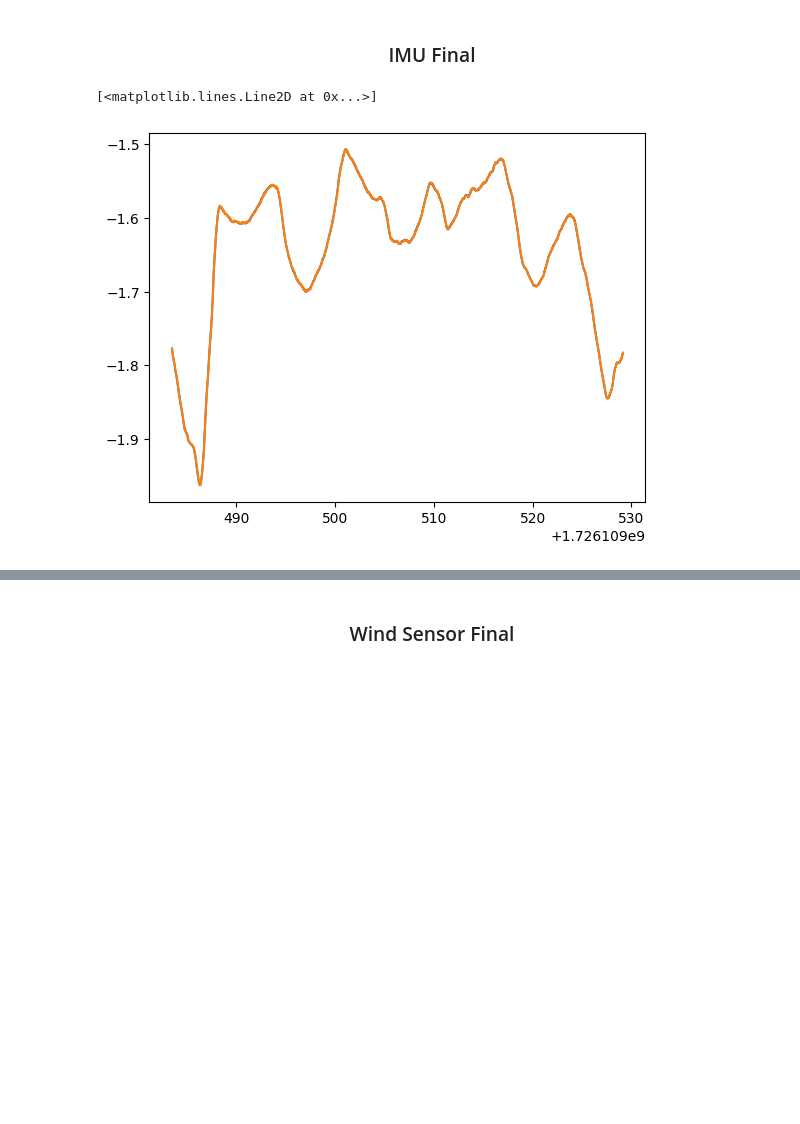
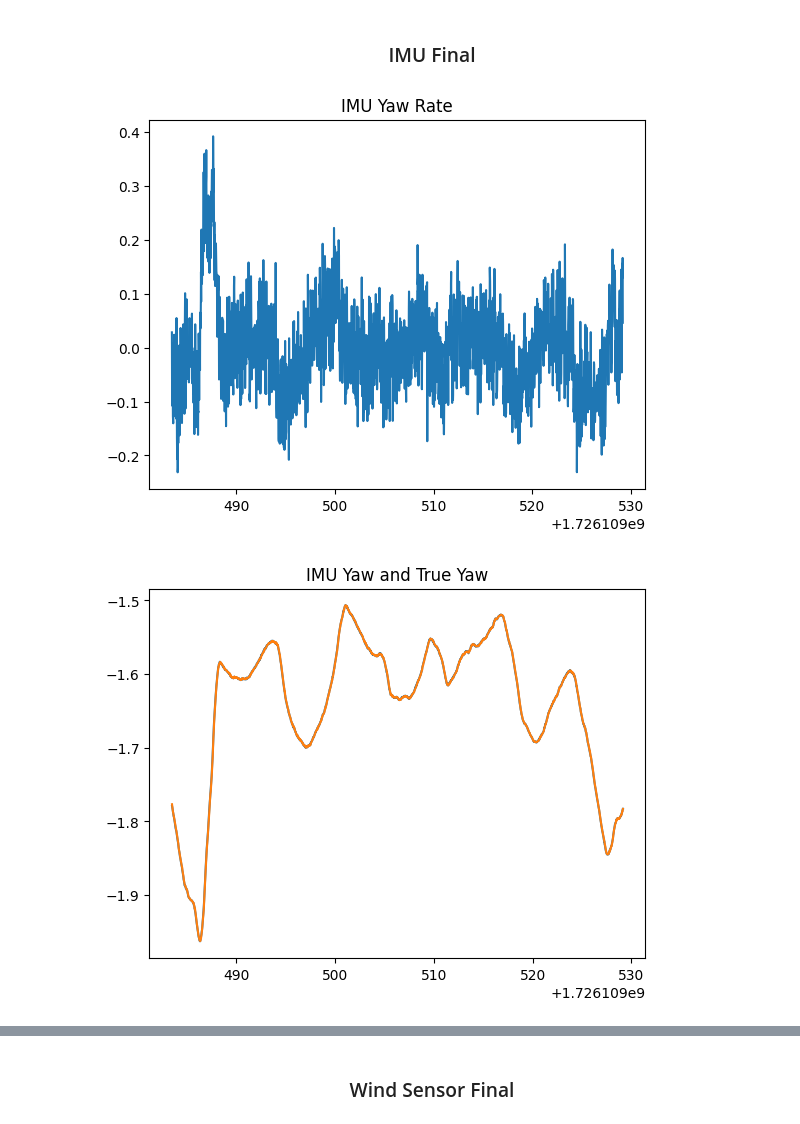
Before and after one commit to Alopez6991/Drone_AFRL, a Jupyter notebook: REAL_DATA_EKF.ipynb, the cells around one changed output, grey strips where cells are left out. Drawn from its saved outputs; the diff is of its cells as text; code cells hidden in the pictures; blank space fills up the shorter version.

```diff
--- a/REAL_DATA_EKF.ipynb
+++ b/REAL_DATA_EKF.ipynb
@@ -744,16 +755,40 @@ YAW_TRUE = np.radians(interpolate_data(mocap_time, mocap_Yaw, optic_flow_camera_
 # %%
 IMU_ROLL = interpolate_data(imu_time, imu_Roll, optic_flow_camera_x_time)
 IMU_PITCH = interpolate_data(imu_time, imu_Pitch, optic_flow_camera_x_time)
 IMU_YAW = interpolate_data(imu_time, imu_Yaw, optic_flow_camera_x_time)
 IMU_ROLL_RATE = interpolate_data(imu_time, imu_Roll_rate, optic_flow_camera_x_time)
 IMU_PITCH_RATE = interpolate_data(imu_time, imu_Pitch_rate, optic_flow_camera_x_time)
 IMU_YAW_RATE = interpolate_data(imu_time, imu_Yaw_rate, optic_flow_camera_x_time)
 IMU_ACC_X = interpolate_data(imu_time, imu_acc_x_corrected_world, optic_flow_camera_x_time)
 IMU_ACC_Y = interpolate_data(imu_time, imu_acc_y_corrected_world, optic_flow_camera_x_time)
 IMU_ACC_Z = interpolate_data(imu_time, imu_acc_z_corrected_world, optic_flow_camera_x_time)
 
+plt.plot(optic_flow_camera_x_time, IMU_YAW_RATE)
+plt.title('IMU Yaw Rate')
+plt.show()
+
 plt.plot(optic_flow_camera_x_time, IMU_YAW)
 plt.plot(optic_flow_camera_x_time, YAW_TRUE)
+plt.title('IMU Yaw and True Yaw')
+plt.show()
+
+plt.plot(optic_flow_camera_x_time, IMU_ROLL_RATE)
+plt.title('IMU Roll Rate')
+plt.show()
+
+plt.plot(optic_flow_camera_x_time, IMU_ROLL)
+plt.plot(optic_flow_camera_x_time, ROLL_TRUE)
+plt.title('IMU Roll and True Roll')
+plt.show()
+
+plt.plot(optic_flow_camera_x_time, IMU_PITCH_RATE)
+plt.title('IMU Pitch Rate')
+plt.show()
+
+plt.plot(optic_flow_camera_x_time, IMU_PITCH)
+plt.plot(optic_flow_camera_x_time, PITCH_TRUE)
+plt.title('IMU Pitch and True Pitch')
+plt.show()
 # %% [output]
-[<matplotlib.lines.Line2D at 0x...>]
-[figure, old version]
+[figure, new version]
+[figure, added]
```
Also changed, not shown: parts of 13 cells of this notebook, 5 other files.
